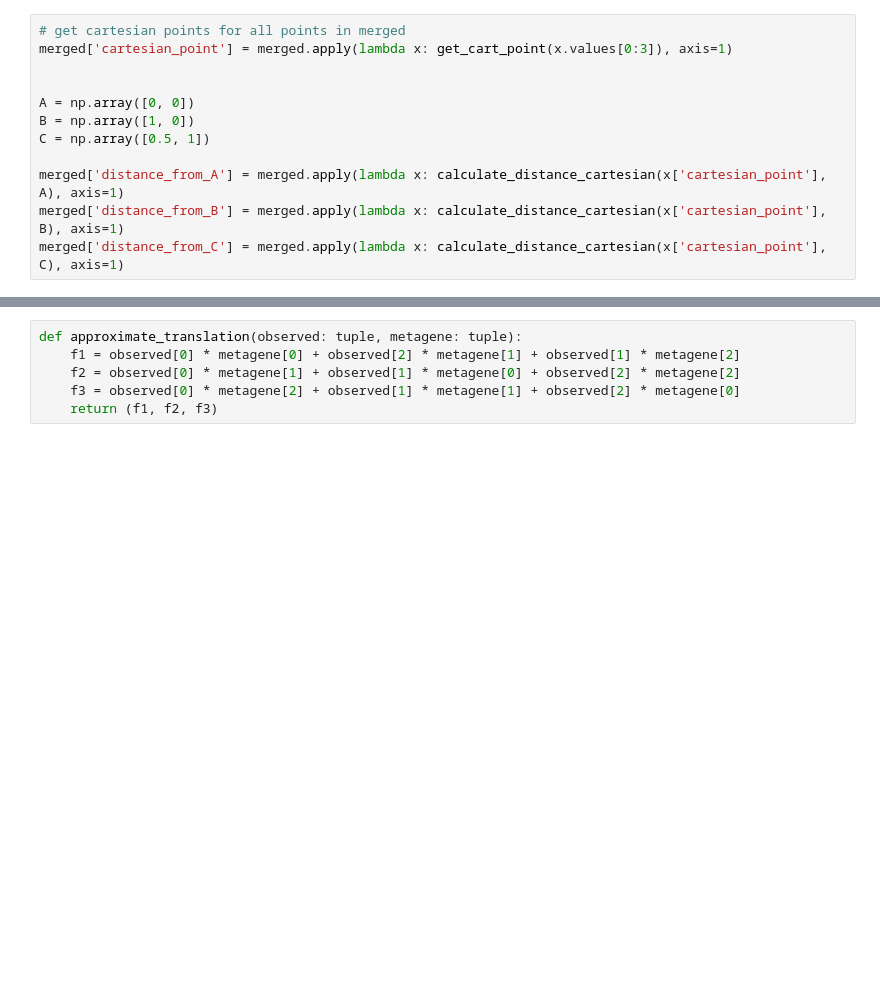
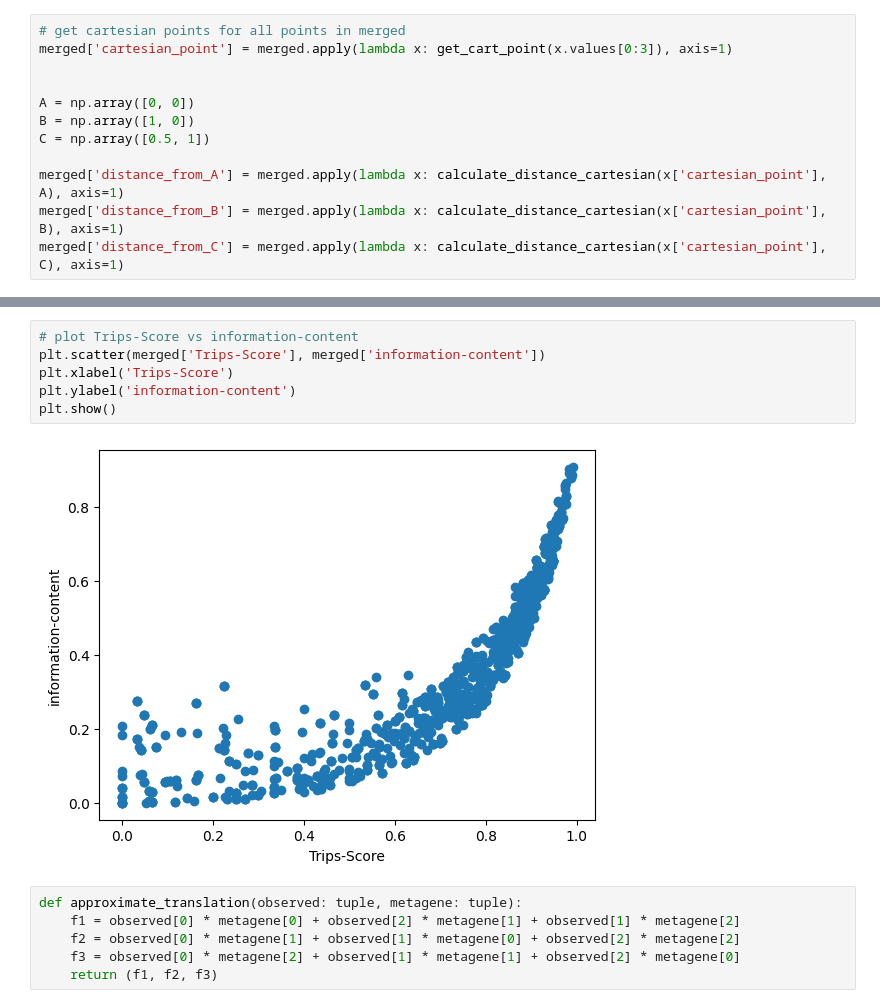
Before and after one commit to JackCurragh/Metric-Analysis, a Jupyter notebook: triplet_periodicity/triangle.ipynb, the cells around one changed output, grey strips where cells are left out. Drawn from its saved outputs; the diff is of its cells as text; blank space fills up the shorter version.

```diff
--- a/triplet_periodicity/triangle.ipynb
+++ b/triplet_periodicity/triangle.ipynb
@@ -436,3 +483,11 @@ merged['distance_from_C'] = merged.apply(lambda x: calculate_distance_cartesian(
+# %%
+# plot Trips-Score vs information-content
+plt.scatter(merged['Trips-Score'], merged['information-content'])
+plt.xlabel('Trips-Score')
+plt.ylabel('information-content')
+plt.show()
+# %% [output]
+[figure, added]
 # %%
 def approximate_translation(observed: tuple, metagene: tuple):
     f1 = observed[0] * metagene[0] + observed[2] * metagene[1] + observed[1] * metagene[2]
```
Also changed, not shown: parts of 13 cells of this notebook, 2 other files.
